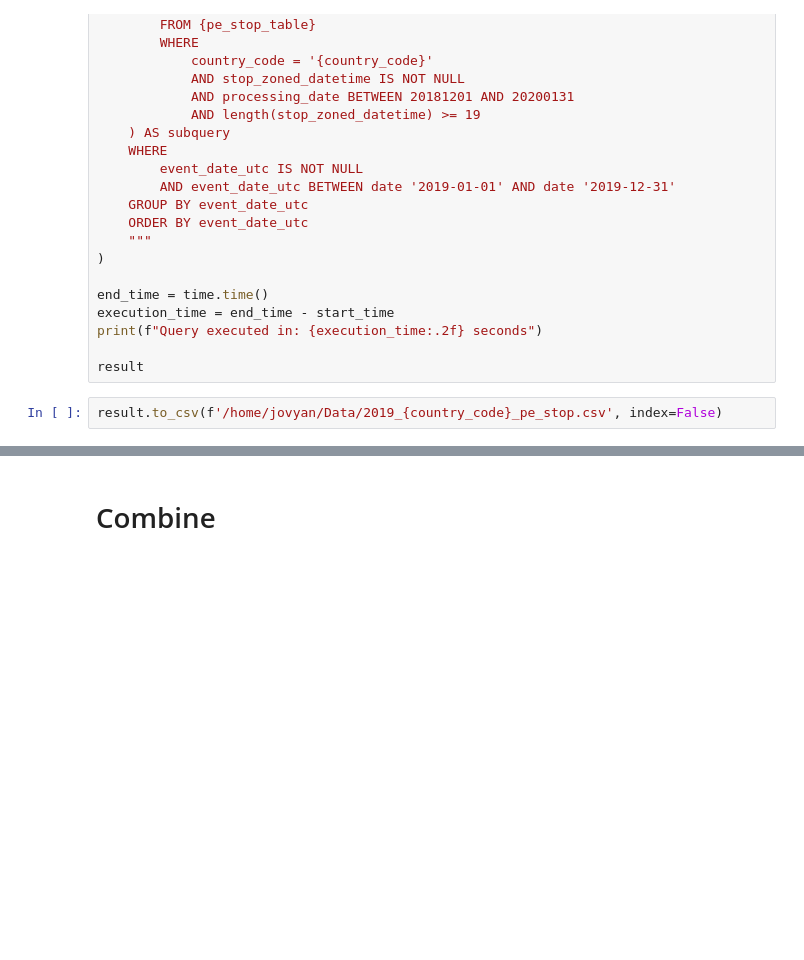
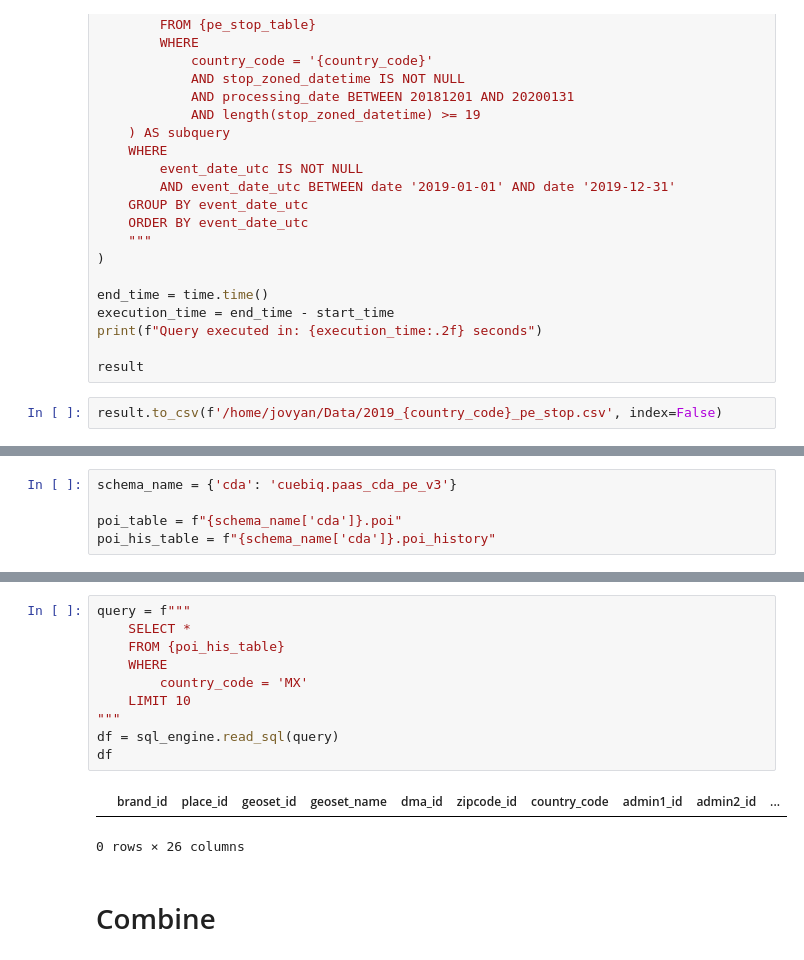
Before and after one commit to dime-worldbank/netmob24-data-challenge, a Jupyter notebook: Code/Daily.ipynb, the cells around one changed output, grey strips where cells are left out. Cells and saved outputs as stored; diff of their text form; blank space fills up the shorter version.

```diff
--- a/Code/Daily.ipynb
+++ b/Code/Daily.ipynb
@@ -431,0 +452,5 @@ result.to_csv(f'/home/jovyan/Data/2019_{country_code}_pe_stop.csv', index=False)
+# %%
+schema_name = {'cda': 'cuebiq.paas_cda_pe_v3'}
+
+poi_table = f"{schema_name['cda']}.poi"
+poi_his_table = f"{schema_name['cda']}.poi_history"
@@ -432,3 +477,16 @@ result.to_csv(f'/home/jovyan/Data/2019_{country_code}_pe_stop.csv', index=False)
+# %%
+query = f"""
+    SELECT *
+    FROM {poi_his_table}
+    WHERE
+        country_code = 'MX'
+    LIMIT 10
+"""
+df = sql_engine.read_sql(query)
+df
+# %% [output]
+|  | brand_id | place_id | geoset_id | geoset_name | dma_id | zipcode_id | country_code | admin1_id | admin2_id | ... |
+0 rows × 26 columns
 # %% [markdown]
 # Combine
 # %%
```
Also changed, not shown: parts of 3 cells of this notebook, 2 other files.
